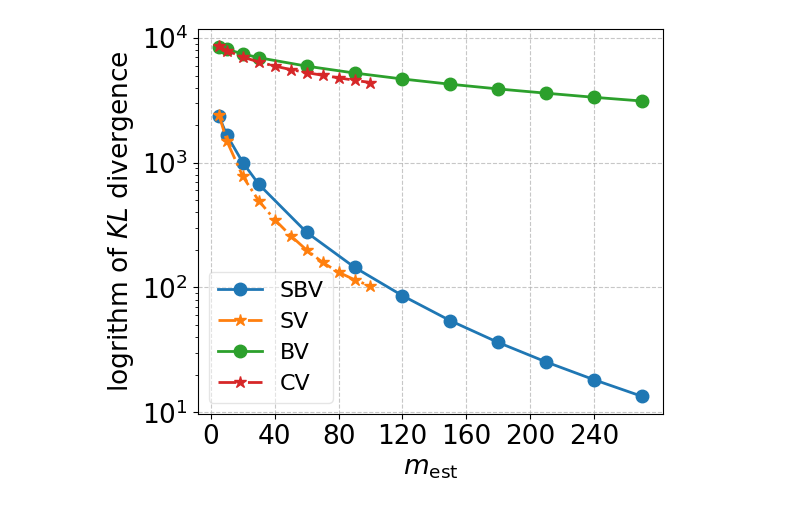
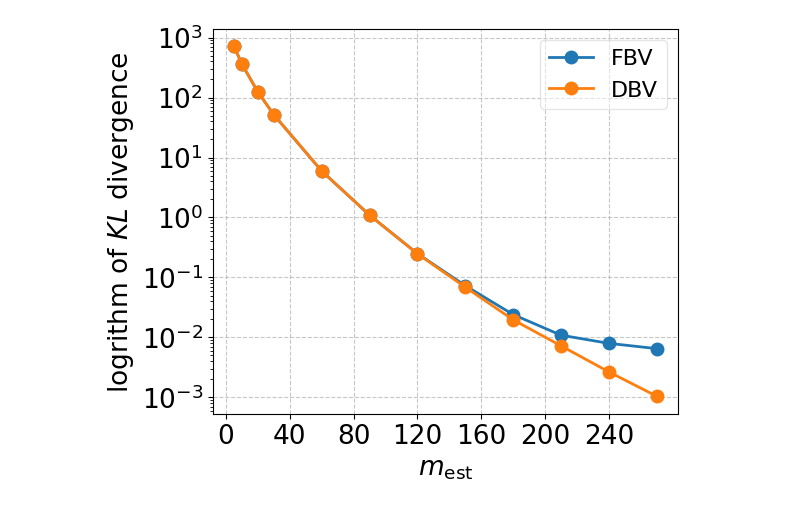
Before and after one commit to paper-code1/VecchiaConditionalExtremes, a Jupyter notebook: experiments/simulations/GPsimu.ipynb, the cells around one changed output. Saved outputs shown, nothing was run; the diff lists cells and outputs as text; code cells hidden in the pictures.

Commit message:
[INFO] well tested single and double

```diff
--- a/experiments/simulations/GPsimu.ipynb
+++ b/experiments/simulations/GPsimu.ipynb
@@ -208,7 +208,7 @@ import os
 plt.rcParams.update({'font.size': 19})
 
 # Reference log-likelihood from your previous calculation
-reference_log_likelihood = 10207.434345472495
+reference_log_likelihood = 7493.692056611184
 
 def extract_kl_divergence(log_files, reference_log_likelihood):
     data = []
@@ -218,7 +218,7 @@ def extract_kl_divergence(log_files, reference_log_likelihood):
 
         # Extract m and isScaled from filename
         m = int(file.split('_m')[1].split('_')[0])
-        is_scaled = int(file.split('isScaled')[1].split('_')[0])
+        precision = file.split('kl-matern72-simu-')[1].split('.csv')[0]
 
         # Calculate KL divergence (difference in log-likelihood)
         kl_difference = reference_log_likelihood - df['optimized_log_likelihood'].values[0]
@@ -226,68 +226,52 @@ def extract_kl_divergence(log_files, reference_log_likelihood):
         data.append({
             'm': m,
             'KL': kl_difference,
-            'is_scaled': 'Scaled' if is_scaled else 'Not Scaled'
+            'precision': precision
         })
     return data
 
 m_bv = (5, 10, 20, 30, 60, 90, 120, 150, 180, 210, 240, 270)
-m_cv = (5, 10, 20, 30, 40, 50, 60, 70, 80, 90, 100)
 
 # Read all log files
-log_files_bv = [f'../../log/kl-matern72-simu/logFile_numPointsTotal5000_numBlocksTotal500_m{m}_seed0_isScaled{scale}_kl-matern72-simu.csv' for m in m_bv for scale in [0, 1]]
-log_files_cv = [f'../../log/kl-matern72-simu/logFile_numPointsTotal5000_numBlocksTotal5000_m{m}_seed0_isScaled{scale}_kl-matern72-simu.csv' for m in m_cv for scale in [0, 1]]
+log_files_bv = [f'../../log/kl-matern72-simu/logFile_numPointsTotal5000_numBlocksTotal500_m{m}_seed0_isScaled1_kl-matern72-simu-{precision}.csv' for m in m_bv for precision in ['float', 'double']]
 # Create empty lists to store data
 data_bv = []
-data_cv = []
-
 data_bv = extract_kl_divergence(log_files_bv, reference_log_likelihood)
-data_cv = extract_kl_divergence(log_files_cv, reference_log_likelihood)
-
-# Convert to DataFrame and sort by 'm'
 df_plot_bv = pd.DataFrame(data_bv)
-df_plot_cv = pd.DataFrame(data_cv)
 
 # Create the plot
 plt.figure(figsize=(6, 5))
 
 # Define line styles for different scaling
-markers = {'Scaled': 'o', 'Not Scaled': 's'}
-colors = {'Scaled': 'red', 'Not Scaled': 'blue'}
+colors = {'float': 'red', 'double': 'blue'}
 
 # Plot lines for scaled and non-scaled data with markers
-for scaled in ['Scaled', 'Not Scaled']:
-    df_subset_bv = df_plot_bv[df_plot_bv['is_scaled'] == scaled].sort_values('m')  # Sort by 'm'
-    df_subset_cv = df_plot_cv[df_plot_cv['is_scaled'] == scaled].sort_values('m')  # Sort by 'm'
-    if scaled == "Scaled":
-        scale_label = "S"
+for precision in ['float', 'double']:
+    df_subset_bv = df_plot_bv[df_plot_bv['precision'] == precision].sort_values('m')  # Sort by 'm'
+    if precision == "float":
+        precision_label = "F"
     else:
-        scale_label = ""
+        precision_label = "D"
     plt.plot(df_subset_bv['m'], df_subset_bv['KL'],
-             label= scale_label + "B" + "V",
+             label= precision_label + "B" + "V",
              marker="o",  # Add markers to each point
              markersize=9,
              linestyle='-',  # Different line styles
             #  color=colors[scaled],
              linewidth=2)
-    plt.plot(df_subset_cv['m'], df_subset_cv['KL'],
-             label= "SV" if scaled == "Scaled" else "CV",
-             marker="*",  # Add markers to each point
-             markersize=9,
-             linestyle="-.",  # Different line styles
-            #  color=colors[scaled],
-             linewidth=2)
+
 
 # plt.title('KL Divergence vs m')
 plt.xlabel(r'$m_{\text{est}}$')
 plt.ylabel(r'logrithm of $\mathit{KL}$ divergence')
 plt.yscale('log')
 plt.grid(True, linestyle='--', alpha=0.7)
 plt.legend(framealpha=0.5, fontsize=16)
 plt.xticks(ticks=np.arange(0, max(m_bv)+1, 40))
 
 # Save the plot
 os.makedirs('./fig', exist_ok=True)
-plt.savefig('./fig/kl_divergence_comparison.pdf', bbox_inches='tight', dpi=300)
+plt.savefig('./fig/kl_divergence_comparison_multiple_precision.pdf', bbox_inches='tight', dpi=300)
 plt.show()
 # %% [output]
-[figure, old version]
+[figure, new version]
```
Also changed, not shown: parts of 8 cells of this notebook, 14 other files.
